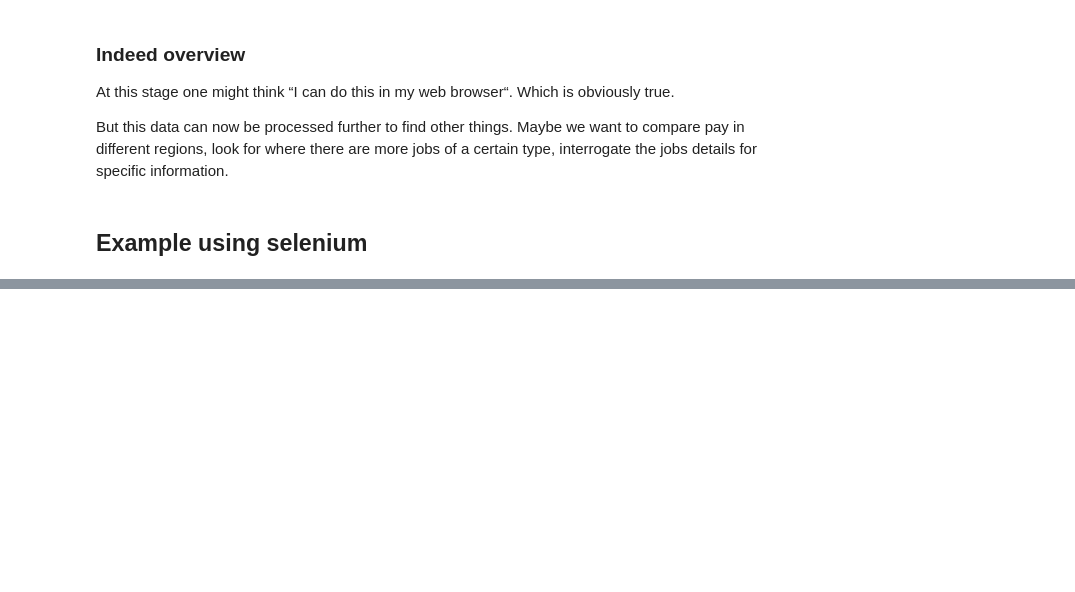
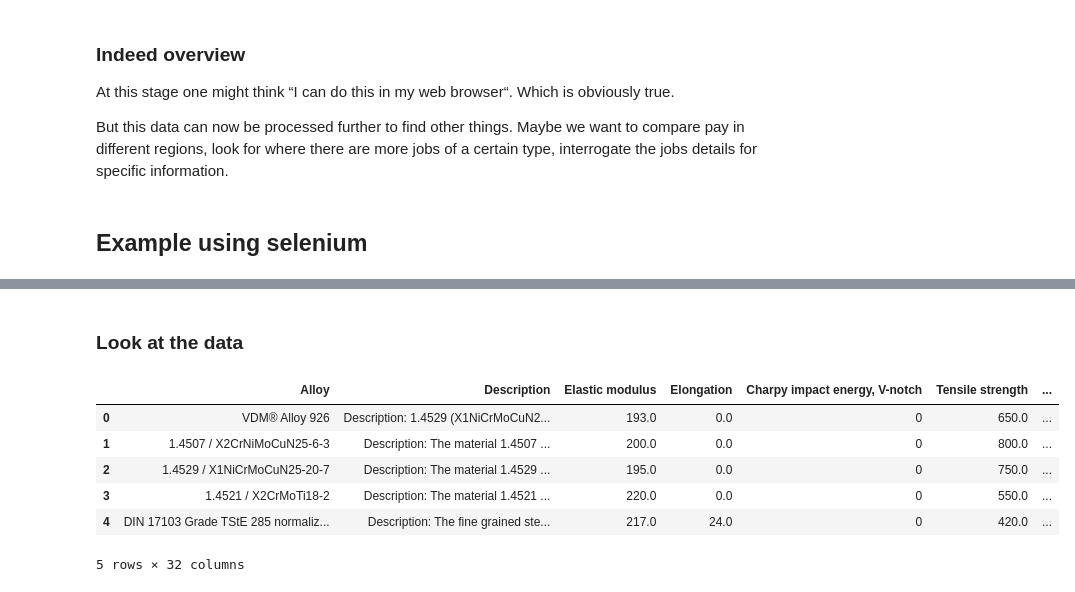
Before and after one commit to ThomasHSimm/THS_website, a Jupyter notebook: _notebooks/2021-11-18-WebScraping.ipynb, the cells around one changed output, grey strips where cells are left out. Saved outputs shown, nothing was run; the diff lists cells and outputs as text; code cells hidden in the pictures; blank space fills up the shorter version.

```diff
--- a/_notebooks/2021-11-18-WebScraping.ipynb
+++ b/_notebooks/2021-11-18-WebScraping.ipynb
@@ -361,0 +650,2 @@ cwd
+# %% [markdown]
+### Look at the data
@@ -361,0 +656,10 @@ cwd
+# %%
+df.head()
+# %% [output]
+|  | Alloy | Description | Elastic modulus | Elongation | Charpy impact energy, V-notch | Tensile strength | ... |
+| 0 | VDM® Alloy 926 | Description: 1.4529 (X1NiCrMoCuN2... | 193.0 | 0.0 | 0 | 650.0 | ... |
+| 1 | 1.4507 / X2CrNiMoCuN25-6-3 | Description: The material 1.4507 ... | 200.0 | 0.0 | 0 | 800.0 | ... |
+| 2 | 1.4529 / X1NiCrMoCuN25-20-7 | Description: The material 1.4529 ... | 195.0 | 0.0 | 0 | 750.0 | ... |
+| 3 | 1.4521 / X2CrMoTi18-2 | Description: The material 1.4521 ... | 220.0 | 0.0 | 0 | 550.0 | ... |
+| 4 | DIN 17103 Grade TStE 285 normaliz... | Description: The fine grained ste... | 217.0 | 24.0 | 0 | 420.0 | ... |
+5 rows × 32 columns
```
Also changed, not shown: parts of 20 cells of this notebook, 3 other files.
